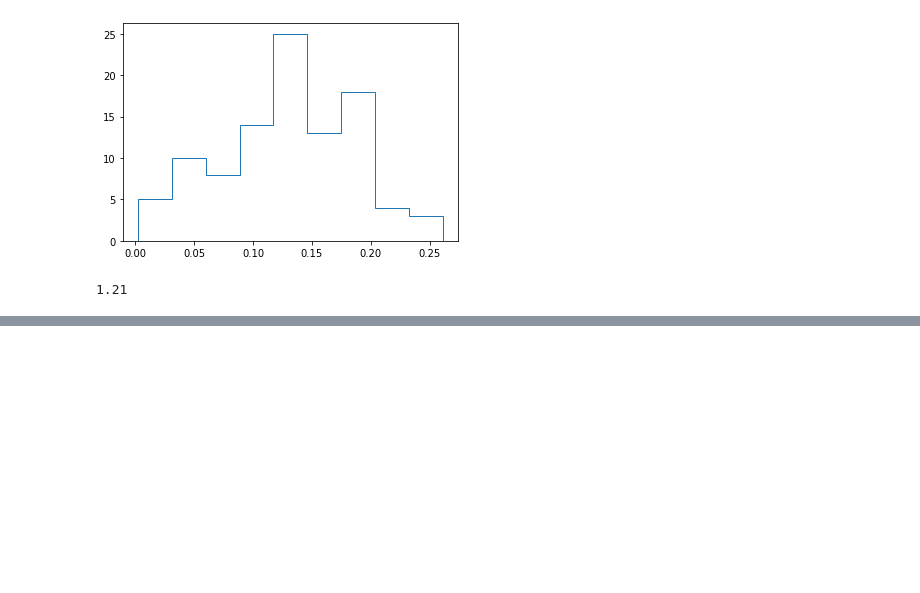
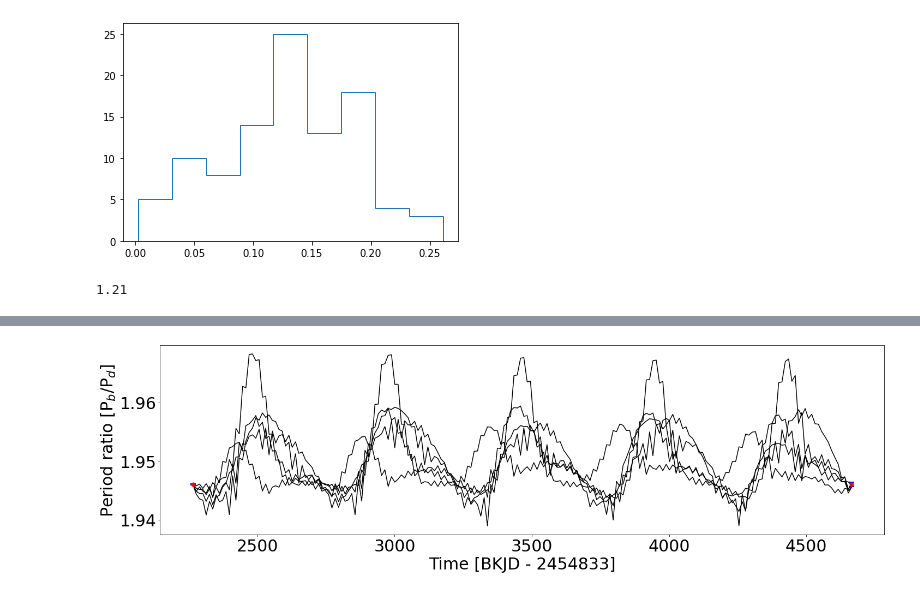
Before and after one commit to Rob685/V1298Tau_stability, a Jupyter notebook: prior tests.ipynb, the cells around one changed output, grey strips where cells are left out. Drawn from its saved outputs; the diff is of its cells as text; code cells hidden in the pictures; blank space fills up the shorter version.

```diff
--- a/prior tests.ipynb
+++ b/prior tests.ipynb
@@ -245,0 +340,15 @@ KeyboardInterrupt:
+# %%
+first = []
+last = []
+for i,param in enumerate(like_output):
+    p = param
+
+    sim = makesim(p)
+    ps = sim.particles
+    Pratios = np.zeros(Nout)
+    for i, time in enumerate(t):
+
+        sim.integrate(time)
+        Pratios[i] = ps[3].P/ps[2].P
+    first.append(Pratios[0])
+    last.append(Pratios[-1])
@@ -245,0 +557,32 @@ KeyboardInterrupt:
+# %%
+%matplotlib inline
+fig = plt.figure(1,figsize=(7*3.4, 2.5*3.4*3/4.))
+ax = fig.add_subplot(111)
+time_grid = np.linspace(t_K2, t_tess, Nout)
+
+for i,param in enumerate(like_output_pratio):
+    p = param
+
+    sim = makesim(p)
+    ps = sim.particles
+    Pratios = np.zeros(Nout)
+    for i, time in enumerate(t):
+
+        sim.integrate(time)
+        Pratios[i] = ps[3].P/ps[2].P
+
+    ax.plot(time_grid,Pratios,
+         alpha=1.0,zorder=0, c='k',
+         rasterized=True)
+
+#ax1.plot(time_grid, run(makesim(min_mu[0][:4])), c='C2')
+
+ax.errorbar(time_grid[[0, -1]],obs_db,yerr=obs_err_db, fmt='o',ms=7, c='r',ecolor='b',zorder=1,capsize=5, capthick=2)
+ax.set_ylabel('Period ratio [P$_b$/P$_d$]',fontsize=30)
+#ax.set_ylim(1.493, 1.510)
+ax.set_xlabel('Time [BKJD - 2454833]',fontsize=30)
+
+ax.tick_params(axis='y', labelsize=30)
+ax.tick_params(axis='x', labelsize=30)
+# %% [output]
+[figure, added]
```
Also changed, not shown: parts of 31 cells of this notebook, 2 other files.
